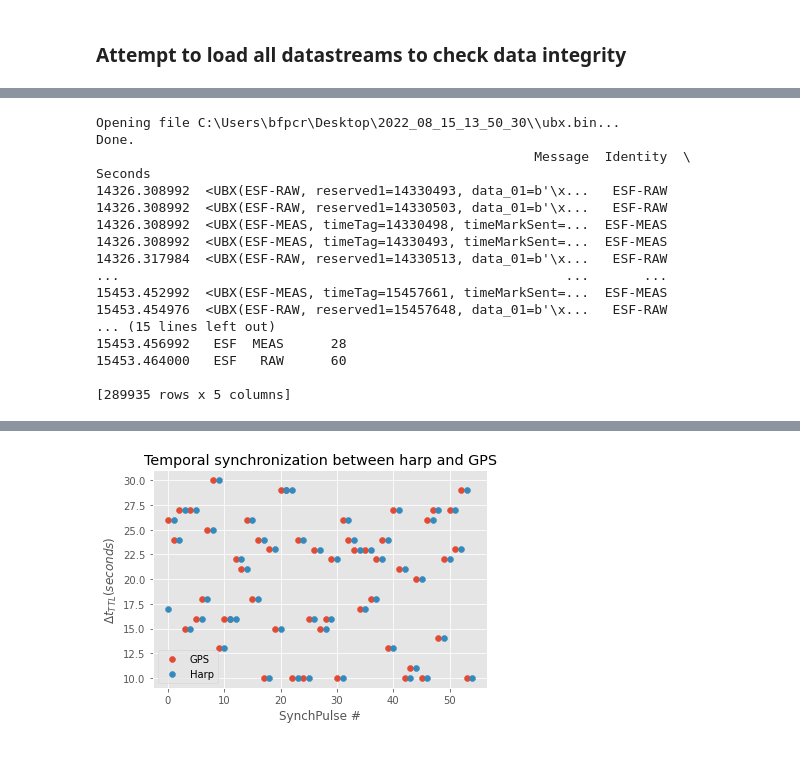
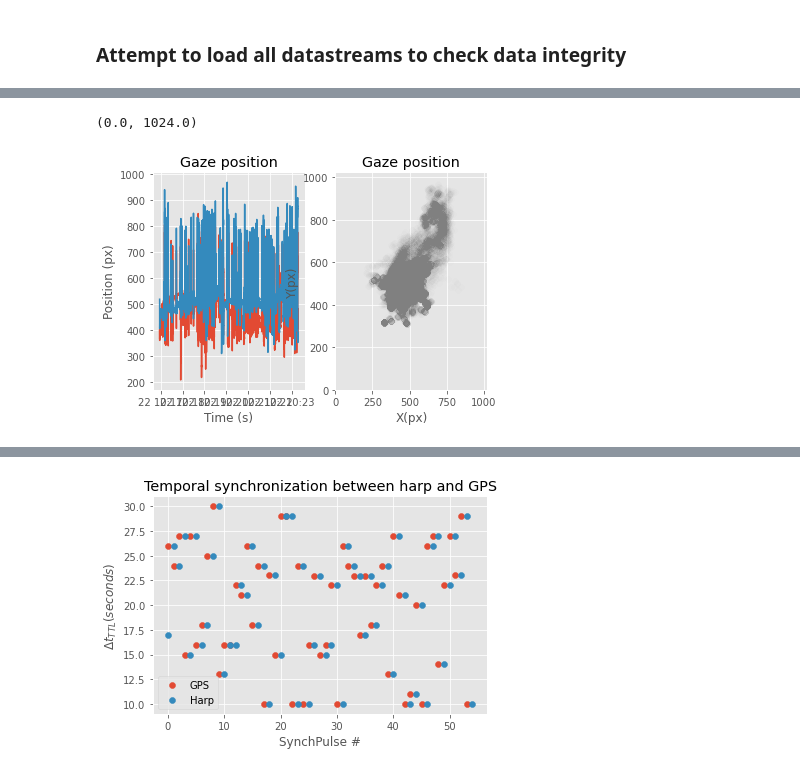
Before and after one commit to emotional-cities/pluma-experiments, a Jupyter notebook: 20092022/Analysis/AnalysisCode/DemoAnalysis.ipynb, the cells around one changed output, grey strips where cells are left out. Drawn from its saved outputs; the diff is of its cells as text; code cells hidden in the pictures.

```diff
--- a/20092022/Analysis/AnalysisCode/DemoAnalysis.ipynb
+++ b/20092022/Analysis/AnalysisCode/DemoAnalysis.ipynb
@@ -90,32 +51,23 @@ Text(0.5, 1.0, 'Gaze position')
-# %%
-from UbxUtils import read_ubx_file, filter_event
-
-#this usually takes a while...
-ubx_data = read_ubx_file(stream_root_folder + r"\\" +  "ubx.bin")
-
-## For now lets use the harp timestamps of the messages...
-ubx_harp_timestamp = pd.read_csv(stream_root_folder + r"\\ubx_harp_ts.csv", header = None, names = ('Seconds', 'Class', 'Identity'))
-if (ubx_data["Class"] == ubx_harp_timestamp['Class']).all():
-    ubx_data['Seconds'] = ubx_harp_timestamp['Seconds']
-    ubx_data = ubx_data.set_index('Seconds')
-else:
-    print(f'Something is wrong...')
-print(ubx_data)
-# %% [output]
-Opening file C:\Users\bfpcr\Desktop\2022_08_15_13_50_30\\ubx.bin...
-Done.
-                                                        Message  Identity  \
-Seconds
-14326.308992  <UBX(ESF-RAW, reserved1=14330493, data_01=b'\x...   ESF-RAW
-14326.308992  <UBX(ESF-RAW, reserved1=14330503, data_01=b'\x...   ESF-RAW
-14326.308992  <UBX(ESF-MEAS, timeTag=14330498, timeMarkSent=...  ESF-MEAS
-14326.308992  <UBX(ESF-MEAS, timeTag=14330493, timeMarkSent=...  ESF-MEAS
-14326.317984  <UBX(ESF-RAW, reserved1=14330513, data_01=b'\x...   ESF-RAW
-...                                                         ...       ...
-15453.452992  <UBX(ESF-MEAS, timeTag=15457661, timeMarkSent=...  ESF-MEAS
-15453.454976  <UBX(ESF-RAW, reserved1=15457648, data_01=b'\x...   ESF-RAW
-... (15 lines left out)
-15453.456992   ESF  MEAS      28
-15453.464000   ESF   RAW      60
-
-[289935 rows x 5 columns]
+# %%
+from calendar import c
+
+
+pupil_data = load_harp_stream(streams.PupilLabs.LSLSampleArray, root=stream_root_folder)
+
+ax1 = plt.subplot(121)
+ax1.plot(pupil_data.index, pupil_data.iloc[:,0], label = "X")
+ax1.plot(pupil_data.index,pupil_data.iloc[:,1], label = "Y")
+ax1.set_ylabel("Position (px)")
+ax1.set_xlabel("Time (s)")
+ax1.set_title("Gaze position")
+
+ax2 = plt.subplot(122)
+ax2.scatter(pupil_data.iloc[:,0],pupil_data.iloc[:,1], c = "gray", alpha = 0.01)
+ax2.set_ylabel("Y(px)")
+ax2.set_xlabel("X(px)")
+ax2.set_title("Gaze position")
+ax2.set_ylim((0, 1024))
+ax2.set_xlim((0, 1024))
+# %% [output]
+(0.0, 1024.0)
+[figure, added]
```
Also changed, not shown: parts of 12 cells of this notebook, 4 other files.
